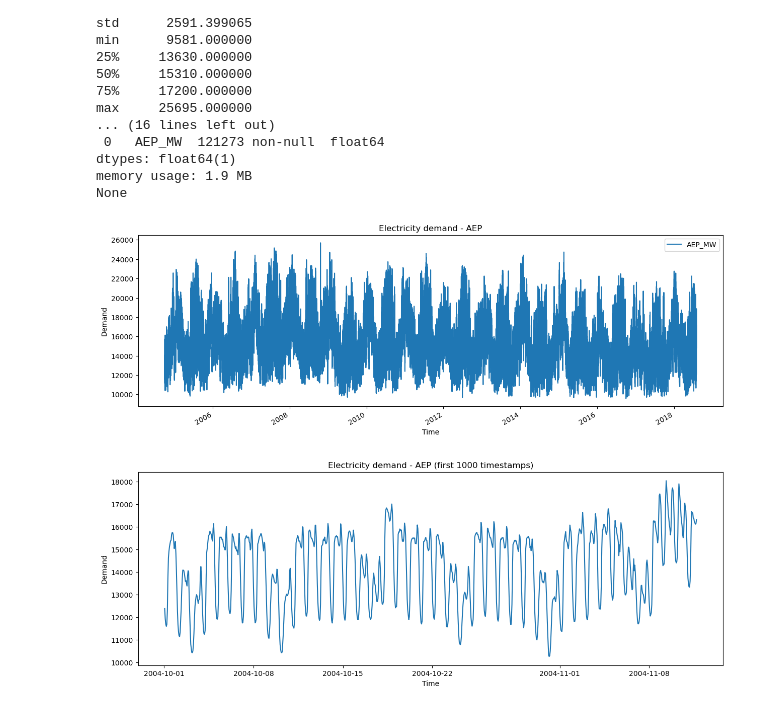
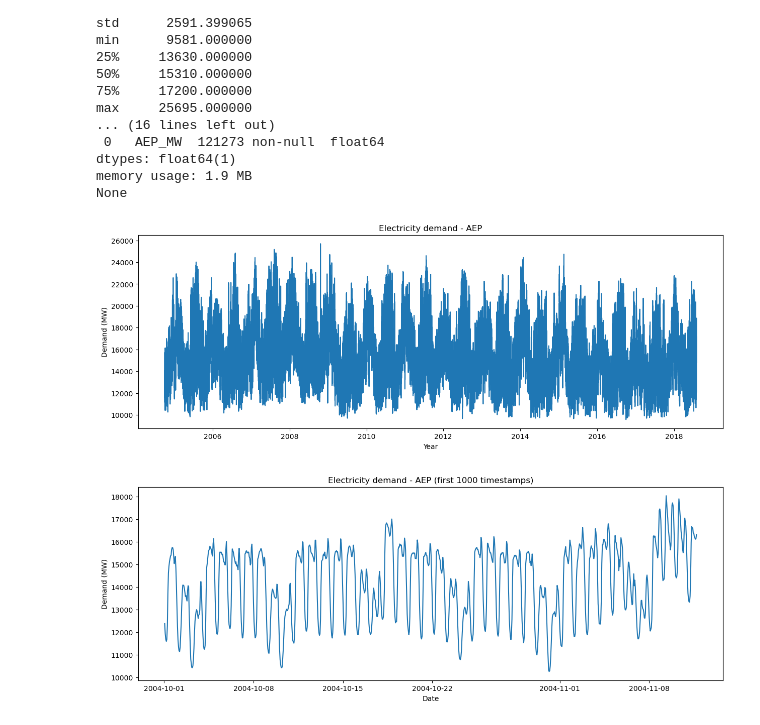
Before and after one commit to mruifer/Electricity-demand-forecast, a Jupyter notebook: notebooks/01_data_exploration.ipynb, the cells around one changed output. Cells and saved outputs as stored; diff of their text form; code cells hidden in the pictures.

```diff
--- a/notebooks/01_data_exploration.ipynb
+++ b/notebooks/01_data_exploration.ipynb
@@ -68,18 +68,20 @@ dtypes: float64(1)
 memory usage: 1.9 MB
 None
 # %%
-df.plot(figsize=(15,5), title="Electricity demand - AEP")
-plt.xlabel("Time")
-plt.ylabel("Demand")
+plt.figure(figsize=(15,5))
+plt.plot(df)
+plt.title("Electricity demand - AEP")
+plt.xlabel("Year")
+plt.ylabel("Demand (MW)")
 plt.show()
 # %% [output]
-[figure, old version]
+[figure, new version]
 # %%
 plt.figure(figsize=(15,5))
 plt.plot(df[:1000])
 plt.title("Electricity demand - AEP (first 1000 timestamps)")
-plt.xlabel("Time")
-plt.ylabel("Demand")
+plt.xlabel("Date")
+plt.ylabel("Demand (MW)")
 plt.show()
 # %% [output]
-[figure, old version]
+[figure, new version]
```
Also changed, not shown: parts of 1 cell of this notebook.
